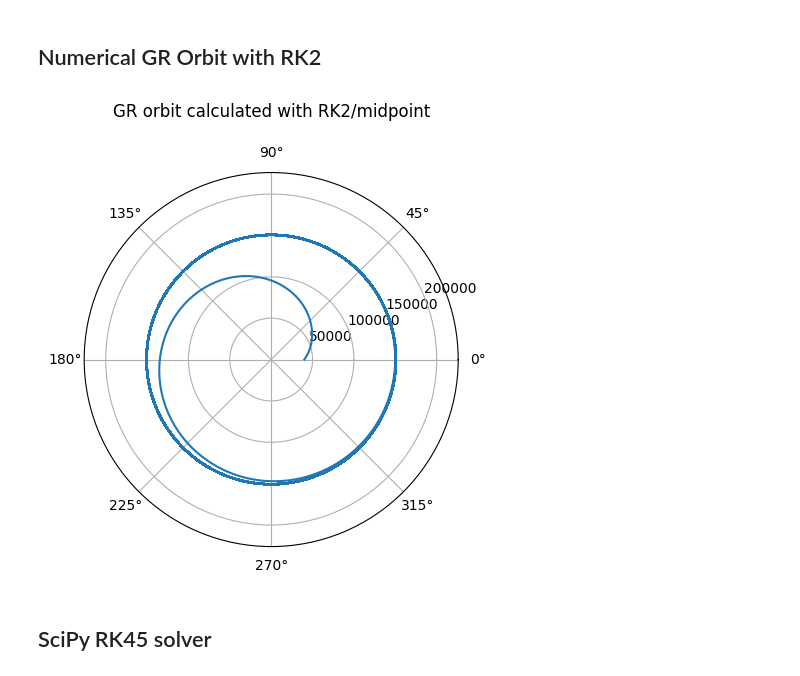
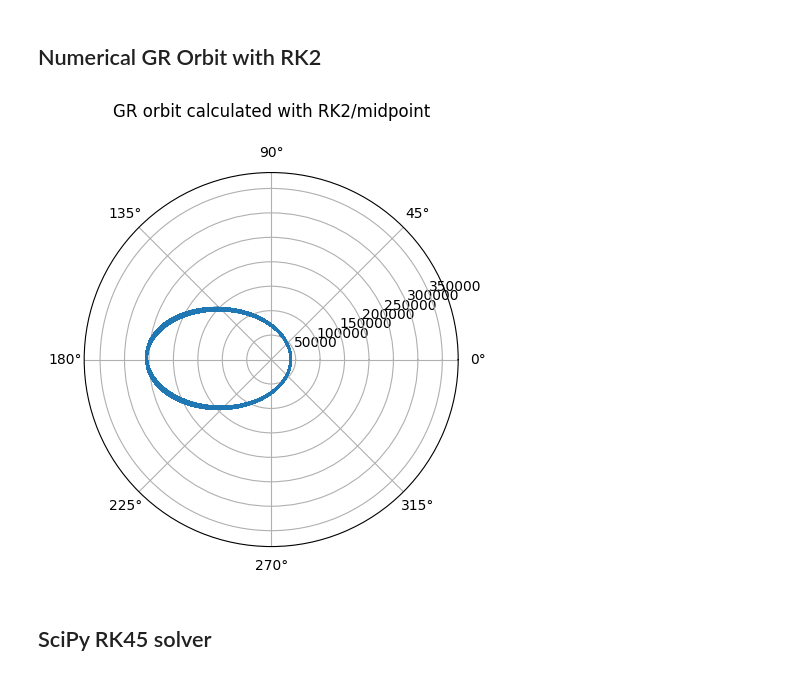
Before and after one commit to villano-lab/general_relativity, a Jupyter notebook: Planar-Orbit.ipynb, the cells around one changed output. Drawn from its saved outputs; the diff is of its cells as text; code cells hidden in the pictures.

```diff
--- a/Planar-Orbit.ipynb
+++ b/Planar-Orbit.ipynb
@@ -8,7 +8,7 @@ import scipy
 r = lambda ph, x: x[0]/(np.cos(ph)-x[0]*x[4]*x[1]*(x[2]/x[3])**2*(np.cos(ph)-1))
 G = 6.67431e-11 ### Gravitational Constant
 M = 5.97221e24  ### Earth's Mass
-x = [40000., M, 400., 2.1*1e12, G] ### x =  [r0, M, m, l, G]
+x = [40000., M, 400., 1.6*1e12, G] ### x =  [r0, M, m, l, G]
 ph = np.linspace(0,2*np.pi,1000000)
 R = r(ph,x)
 
@@ -29,19 +29,19 @@ For a ~circular orbit $L_0 = 1.6\times 10^{12}$
 # %% [markdown]
 ## Numerical GR Orbit with RK2
 # %%
-### x = [u, du]
-def f(x, c): return np.array([-c[0]/2*x[1]**2-x[0]*(1-c[0]*x[0])+(c[2]/c[3])**2*c[1]*c[4],x[1]])
+### x = [du, u]
+def f(x, c): return np.array([-c[0]/2*x[0]**2-x[1]*(1-c[0]*x[1])+(c[2]/c[3])**2*c[1]*c[4],x[0]])
 # %%
 G = 6.67431e-11 ### Gravitational Constant
 M = 5.97221e24  ### Earth's Mass
-c = [1/40000., M, 400., 3.1*1e12, G] ### c =  [r0, M, m, l, G]
+c = [1/40000., M, 400., 2.1*1e12, G] ### c =  [r0, M, m, l, G]
 
 N = 1000000
 x = np.zeros((2,N))
-ph = np.linspace(0,5000*2*np.pi,N)
+ph = np.linspace(0,1000*2*np.pi,N)
 
-x[0,0] = c[0]
-x[1,0] = 0
+x[0,0] = c[2]/c[2]*c[0]**2
+x[1,0] = c[0]
 
 k = np.zeros((2,2))
 
@@ -57,14 +57,14 @@ for i in range(1, ph.size):
 # %%
 fig = plt.figure(figsize=(10,5))
 ax = fig.add_subplot(projection='polar')
-ax.plot(ph, 1/x[0])
-ax.set_rmax(max(1.5/x[0]))
+ax.plot(ph, 1/x[1])
+ax.set_rmax(max(1.5/x[1]))
 
 ax.set_title("GR orbit calculated with RK2/midpoint", pad=40)
 plt.tight_layout()
 plt.show()
 # %% [output]
-[figure, old version]
+[figure, new version]
 # %% [markdown]
 ## SciPy RK45 solver
 # %%
```
Also changed, not shown: parts of 8 cells of this notebook, 1 other file.
